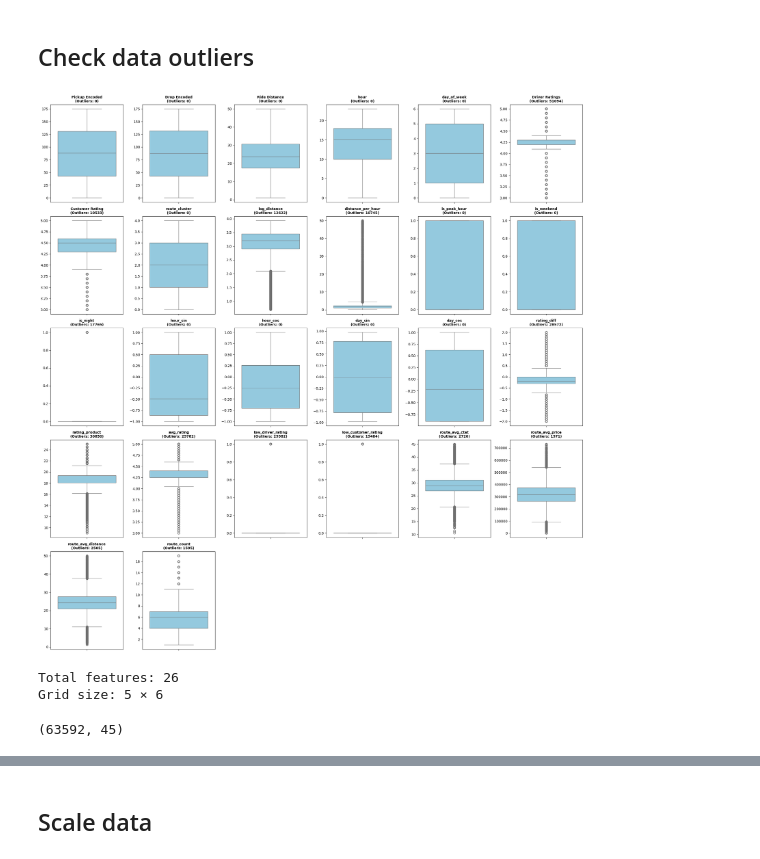
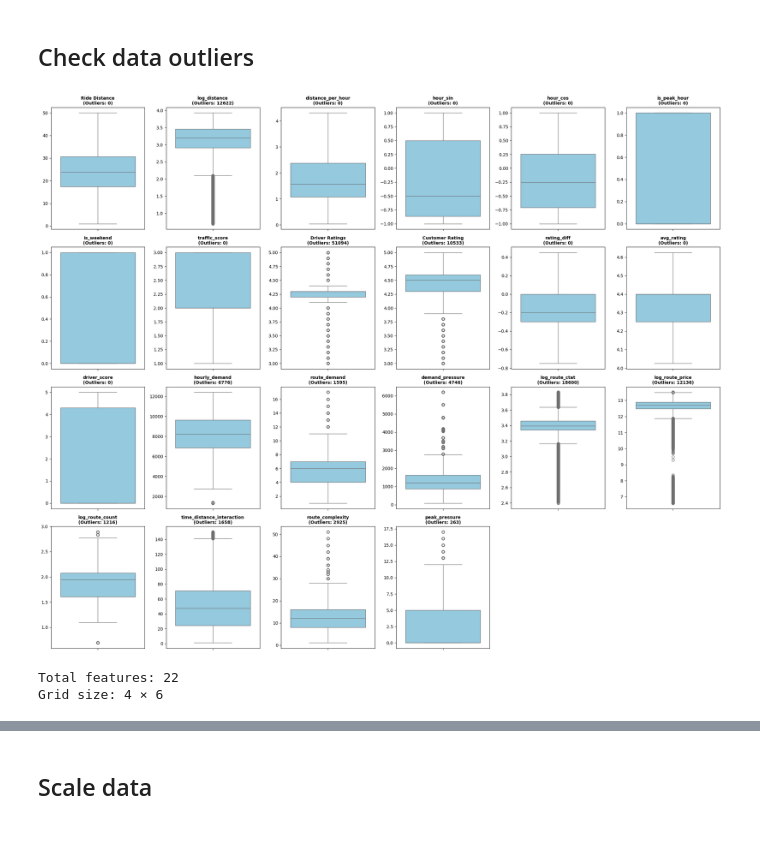
Before and after one commit to Mipjeiger/Taxi-trip-engineering-track-Similar-GoRide-, a Jupyter notebook: ml-engineer/notebooks/02_data_science.ipynb, the cells around one changed output, grey strips where cells are left out. Drawn from its saved outputs; the diff is of its cells as text; code cells hidden in the pictures.

```diff
--- a/ml-engineer/notebooks/02_data_science.ipynb
+++ b/ml-engineer/notebooks/02_data_science.ipynb
@@ -456,4 +578,40 @@ features = [
     'route_count',
 ]
 
-X = df[features]
+features_new = [
+ # Distance
+    'Ride Distance',
+    'log_distance',
+    'distance_per_hour',
+
+    # Time
+    'hour_sin',
+    'hour_cos',
+    'is_peak_hour',
+    'is_weekend',
+    'traffic_score',
+
+    # Ratings
+    'Driver Ratings',
+    'Customer Rating',
+    'rating_diff',
+    'avg_rating',
+    'driver_score',
+
+    # Demand
+    'hourly_demand',
+    'route_demand',
+    'demand_pressure',
+
+    # Route (LOG version)
+    'log_route_ctat',
+    'log_route_price',
+    'log_route_count',
+
+    # Interaction
+    'time_distance_interaction',
+    'route_complexity',
+    'peak_pressure'
+]
+
+X = df[features_new]
@@ -504,35 +681,35 @@ def count_outliers(data, column):
     IQR = Q3 - Q1
     outliers = ((data[column] < (Q1 - 1.5 * IQR)) | (data[column] > (Q3 + 1.5 * IQR))).sum()
     return outliers
 
-n_features = len(features)
+n_features = len(features_new)
 n_cols = 6
 n_rows = (n_features + n_cols - 1) // n_cols
 
 fig, axes = plt.subplots(n_rows, n_cols, figsize=(22, 4.5*n_rows))
 axes = axes.flatten()
 
-for idx, feature in enumerate(features):
+for idx, feature in enumerate(features_new):
     sns.boxplot(data=df, y=feature, ax=axes[idx], color='skyblue')
 
     # Count and display outliers
     outlier_count = count_outliers(df, feature)
     axes[idx].set_title(
         f"{feature}\n(Outliers: {outlier_count})",
         fontsize=10,
         fontweight='bold'
     )
     axes[idx].set_ylabel("")
 
 for idx in range(n_features, len(axes)):
     axes[idx].set_visible(False)
 
 plt.tight_layout()
 plt.show()
 
 print(f"Total features: {n_features}")
 print(f"Grid size: {n_rows} × {n_cols}")
 # %% [output]
-[figure, old version]
+[figure, new version]
-Total features: 26
-Grid size: 5 × 6
+Total features: 22
+Grid size: 4 × 6
@@ -549,4 +715,0 @@ df_cleanded_iqr = df[~outlier_condition].reset_index(drop=True)
-# %%
-df_cleanded_iqr.shape
-# %% [output]
-(63592, 45)
```
Also changed, not shown: parts of 20 cells of this notebook.
